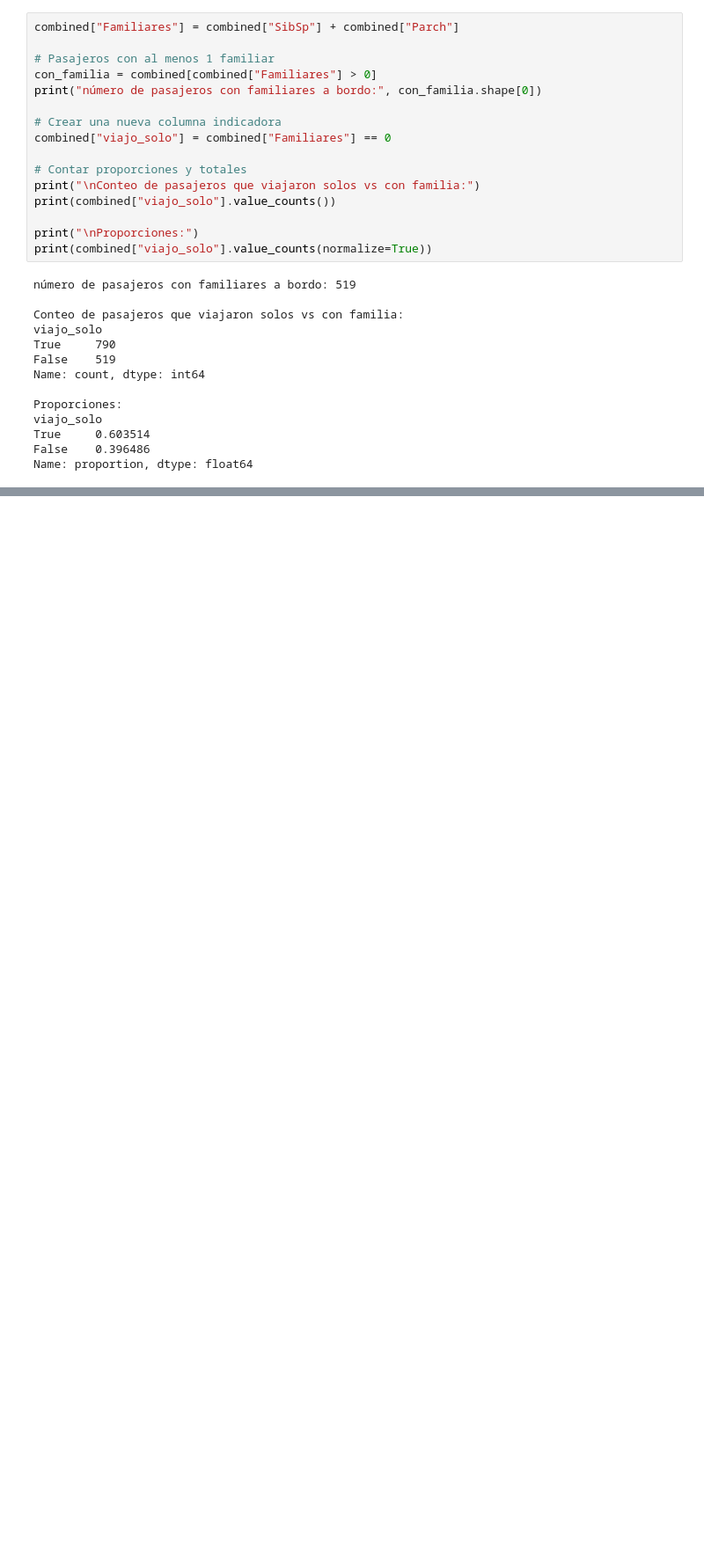
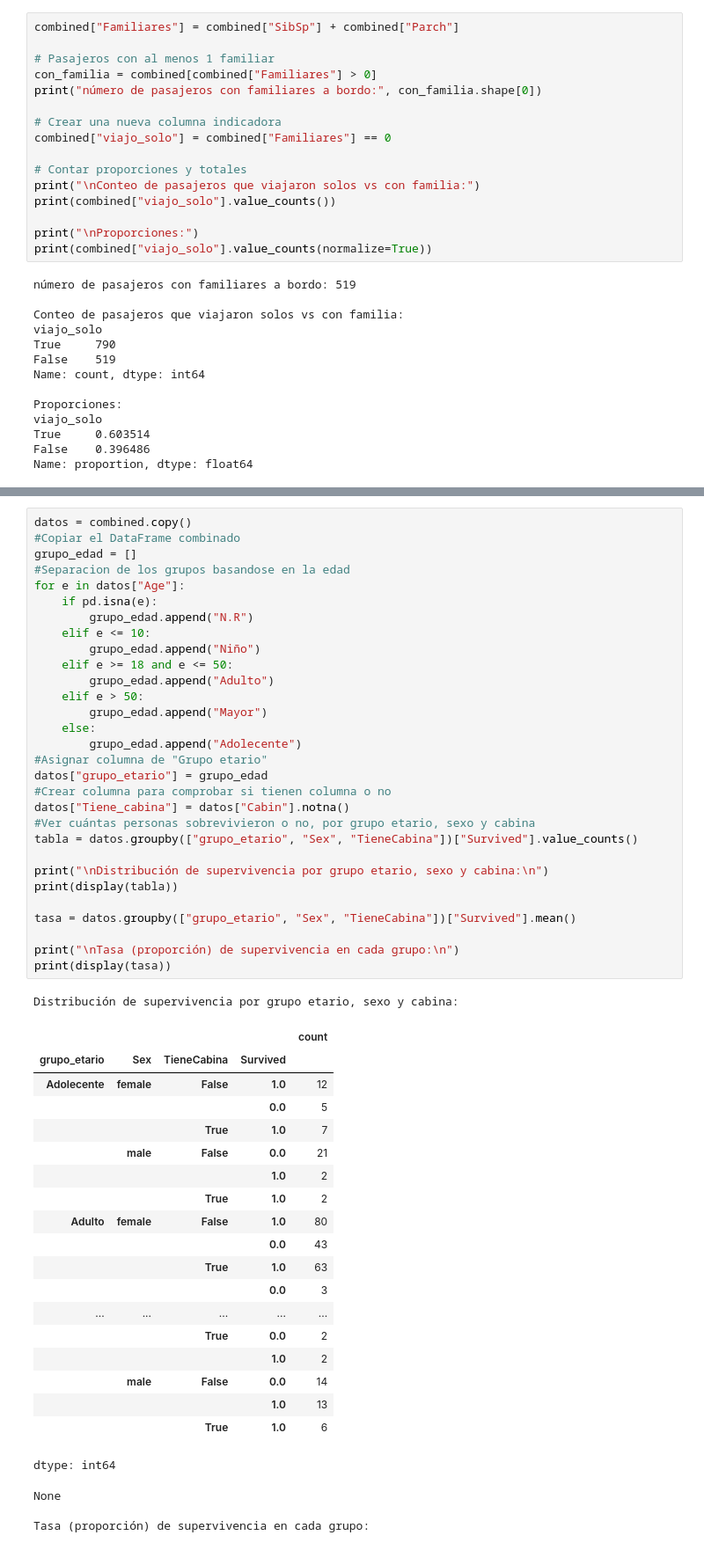
Before and after one commit to DD-06/taller-pandas-titanic-grupo-, a Jupyter notebook: notebooks/Proyecto_Programacion_2.ipynb, the cells around one changed output, grey strips where cells are left out. Shown: that part at 88% size. Cells and saved outputs as stored; diff of their text form; blank space fills up the shorter version.

Commit message:
Creación de separación por grupo etario y organización de familiares en grupos en base a cantidad de miembros

```diff
--- a/notebooks/Proyecto_Programacion_2.ipynb
+++ b/notebooks/Proyecto_Programacion_2.ipynb
@@ -311,0 +411,54 @@ Name: Survived, dtype: float64
+# %%
+datos = combined.copy()
+#Copiar el DataFrame combinado
+grupo_edad = []
+#Separacion de los grupos basandose en la edad
+for e in datos["Age"]:
+    if pd.isna(e):
+        grupo_edad.append("N.R")
+    elif e <= 10:
+        grupo_edad.append("Niño")
+    elif e >= 18 and e <= 50:
+        grupo_edad.append("Adulto")
+    elif e > 50:
+        grupo_edad.append("Mayor")
+    else:
+        grupo_edad.append("Adolecente")
+#Asignar columna de "Grupo etario"
+datos["grupo_etario"] = grupo_edad
+#Crear columna para comprobar si tienen columna o no
+datos["Tiene_cabina"] = datos["Cabin"].notna()
+#Ver cuántas personas sobrevivieron o no, por grupo etario, sexo y cabina
+tabla = datos.groupby(["grupo_etario", "Sex", "TieneCabina"])["Survived"].value_counts()
+
+print("\nDistribución de supervivencia por grupo etario, sexo y cabina:\n")
+print(display(tabla))
+
+tasa = datos.groupby(["grupo_etario", "Sex", "TieneCabina"])["Survived"].mean()
+
+print("\nTasa (proporción) de supervivencia en cada grupo:\n")
+print(display(tasa))
+# %% [output]
+Distribución de supervivencia por grupo etario, sexo y cabina:
+|  |  |  |  | count |
+| grupo_etario | Sex | TieneCabina | Survived |  |
+| Adolecente | female | False | 1.0 | 12 |
+|  |  |  | 0.0 | 5 |
+|  |  | True | 1.0 | 7 |
+|  | male | False | 0.0 | 21 |
+|  |  |  | 1.0 | 2 |
+|  |  | True | 1.0 | 2 |
+| Adulto | female | False | 1.0 | 80 |
+|  |  |  | 0.0 | 43 |
+|  |  | True | 1.0 | 63 |
+|  |  |  | 0.0 | 3 |
+| ... | ... | ... | ... | ... |
+|  |  | True | 0.0 | 2 |
+|  |  |  | 1.0 | 2 |
+|  | male | False | 0.0 | 14 |
+|  |  |  | 1.0 | 13 |
+|  |  | True | 1.0 | 6 |
+dtype: int64
+None
+
+Tasa (proporción) de supervivencia en cada grupo:
```
Also changed, not shown: parts of 4 cells of this notebook.
